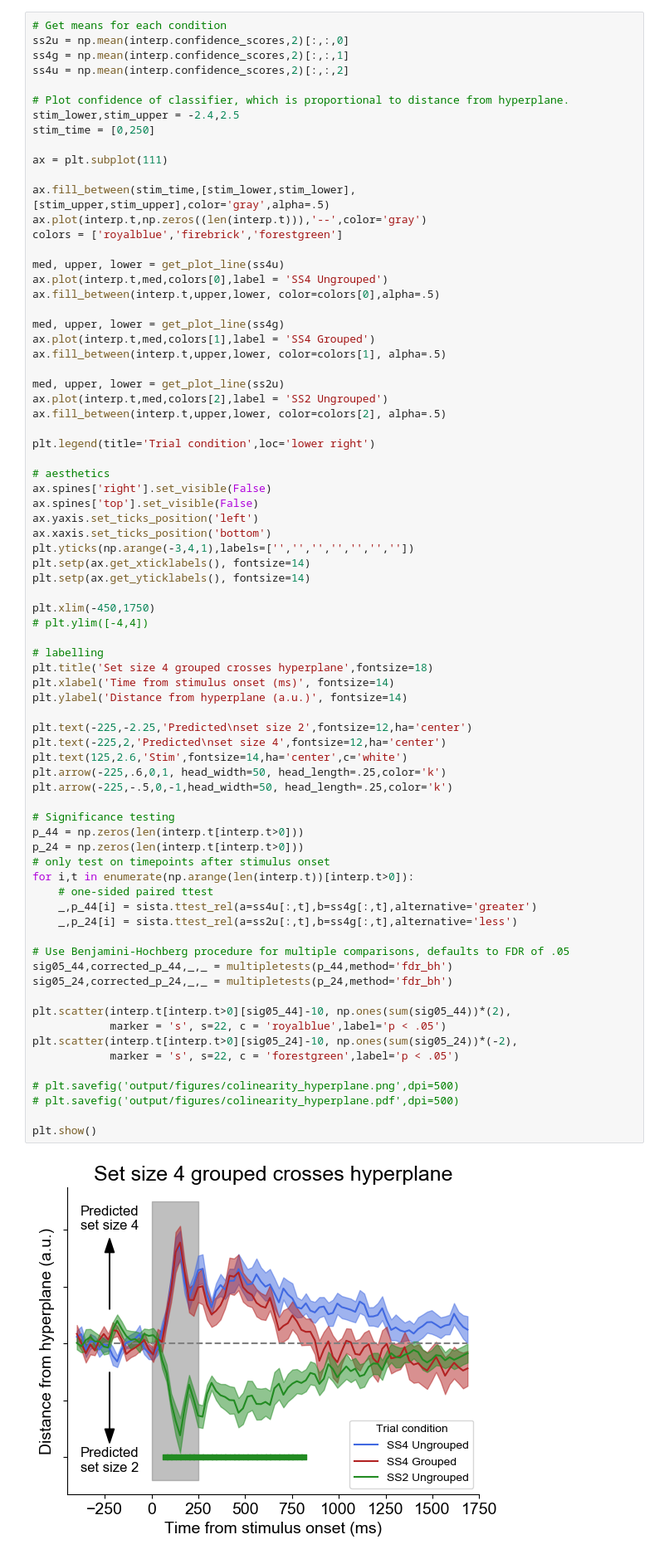
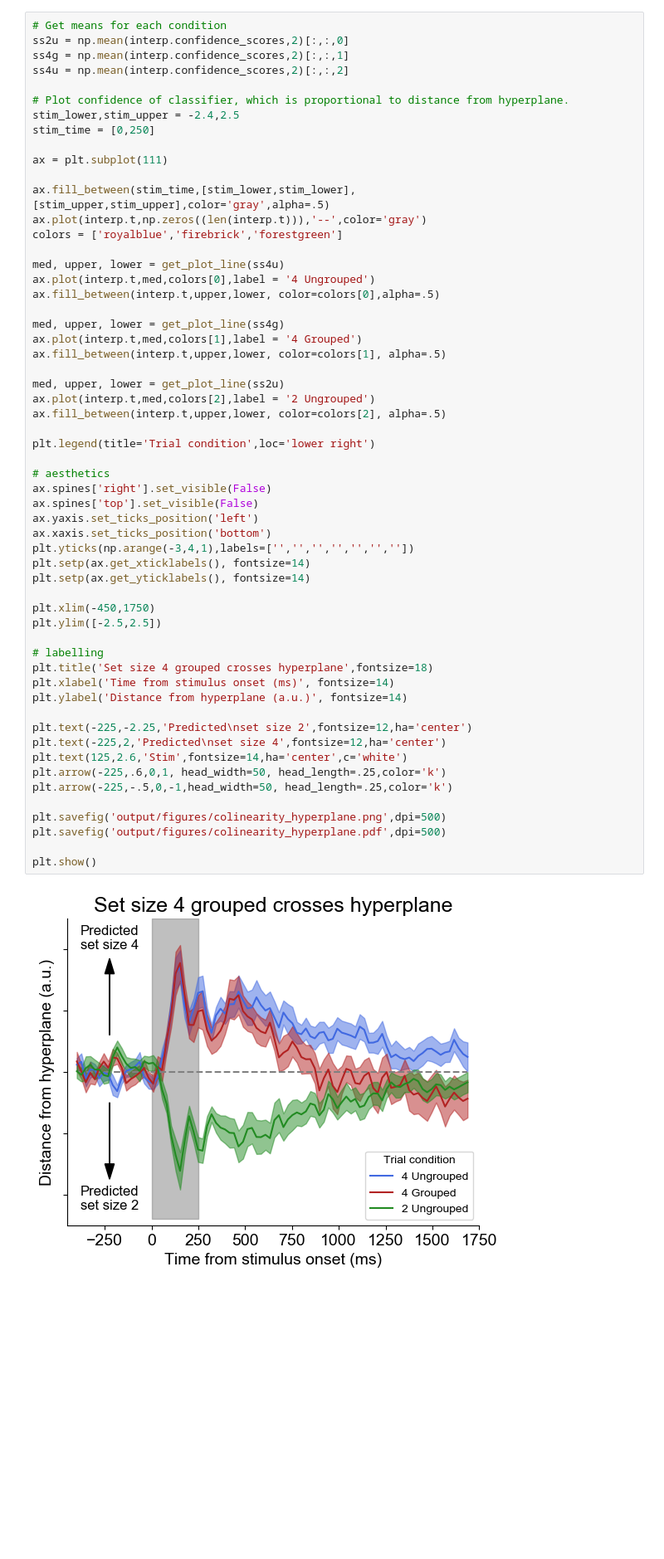
Before and after one commit to WilliamThyer/Thyer-et-al-2021, a Jupyter notebook: decode_load_colinearity_hyperplane.ipynb, the cells around one changed output. Shown at 83% size. Cells and saved outputs as stored; diff of their text form; blank space fills up the shorter version.

Commit message:
finalizing figures

```diff
--- a/decode_load_colinearity_hyperplane.ipynb
+++ b/decode_load_colinearity_hyperplane.ipynb
@@ -117,63 +119,45 @@ ax.plot(interp.t,np.zeros((len(interp.t))),'--',color='gray')
 colors = ['royalblue','firebrick','forestgreen']
 
 med, upper, lower = get_plot_line(ss4u)
-ax.plot(interp.t,med,colors[0],label = 'SS4 Ungrouped')
+ax.plot(interp.t,med,colors[0],label = '4 Ungrouped')
 ax.fill_between(interp.t,upper,lower, color=colors[0],alpha=.5)
 
 med, upper, lower = get_plot_line(ss4g)
-ax.plot(interp.t,med,colors[1],label = 'SS4 Grouped')
+ax.plot(interp.t,med,colors[1],label = '4 Grouped')
 ax.fill_between(interp.t,upper,lower, color=colors[1], alpha=.5)
 
 med, upper, lower = get_plot_line(ss2u)
-ax.plot(interp.t,med,colors[2],label = 'SS2 Ungrouped')
+ax.plot(interp.t,med,colors[2],label = '2 Ungrouped')
 ax.fill_between(interp.t,upper,lower, color=colors[2], alpha=.5)
 
 plt.legend(title='Trial condition',loc='lower right')
 
 # aesthetics
 ax.spines['right'].set_visible(False)
 ax.spines['top'].set_visible(False)
 ax.yaxis.set_ticks_position('left')
 ax.xaxis.set_ticks_position('bottom')
 plt.yticks(np.arange(-3,4,1),labels=['','','','','','',''])
 plt.setp(ax.get_xticklabels(), fontsize=14)
 plt.setp(ax.get_yticklabels(), fontsize=14)
 
 plt.xlim(-450,1750)
-# plt.ylim([-4,4])
+plt.ylim([-2.5,2.5])
 
 # labelling
 plt.title('Set size 4 grouped crosses hyperplane',fontsize=18)
 plt.xlabel('Time from stimulus onset (ms)', fontsize=14)
 plt.ylabel('Distance from hyperplane (a.u.)', fontsize=14)
 
 plt.text(-225,-2.25,'Predicted\nset size 2',fontsize=12,ha='center')
 plt.text(-225,2,'Predicted\nset size 4',fontsize=12,ha='center')
 plt.text(125,2.6,'Stim',fontsize=14,ha='center',c='white')
 plt.arrow(-225,.6,0,1, head_width=50, head_length=.25,color='k')
 plt.arrow(-225,-.5,0,-1,head_width=50, head_length=.25,color='k')
 
-# Significance testing
-p_44 = np.zeros(len(interp.t[interp.t>0]))
-p_24 = np.zeros(len(interp.t[interp.t>0]))
-# only test on timepoints after stimulus onset
-for i,t in enumerate(np.arange(len(interp.t))[interp.t>0]):
-    # one-sided paired ttest
-    _,p_44[i] = sista.ttest_rel(a=ss4u[:,t],b=ss4g[:,t],alternative='greater')
-    _,p_24[i] = sista.ttest_rel(a=ss2u[:,t],b=ss4g[:,t],alternative='less')
-
-# Use Benjamini-Hochberg procedure for multiple comparisons, defaults to FDR of .05
-sig05_44,corrected_p_44,_,_ = multipletests(p_44,method='fdr_bh')
-sig05_24,corrected_p_24,_,_ = multipletests(p_24,method='fdr_bh')
-
-plt.scatter(interp.t[interp.t>0][sig05_44]-10, np.ones(sum(sig05_44))*(2),
-            marker = 's', s=22, c = 'royalblue',label='p < .05')
-plt.scatter(interp.t[interp.t>0][sig05_24]-10, np.ones(sum(sig05_24))*(-2),
-            marker = 's', s=22, c = 'forestgreen',label='p < .05')
-
-# plt.savefig('output/figures/colinearity_hyperplane.png',dpi=500)
-# plt.savefig('output/figures/colinearity_hyperplane.pdf',dpi=500)
+plt.savefig('output/figures/colinearity_hyperplane.png',dpi=500)
+plt.savefig('output/figures/colinearity_hyperplane.pdf',dpi=500)
 
 plt.show()
 # %% [output]
-[figure, old version]
+[figure, new version]
```
Also changed, not shown: parts of 8 cells of this notebook.
